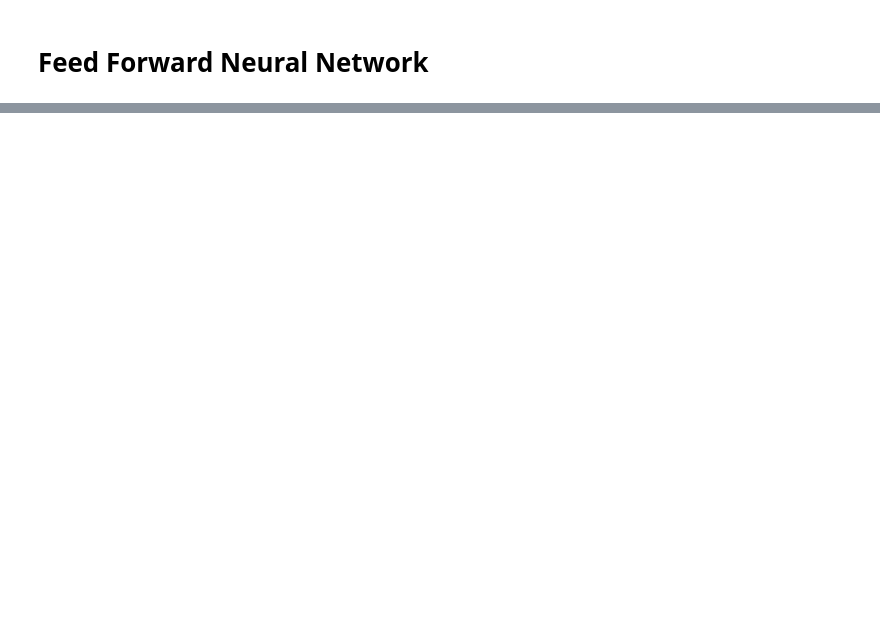
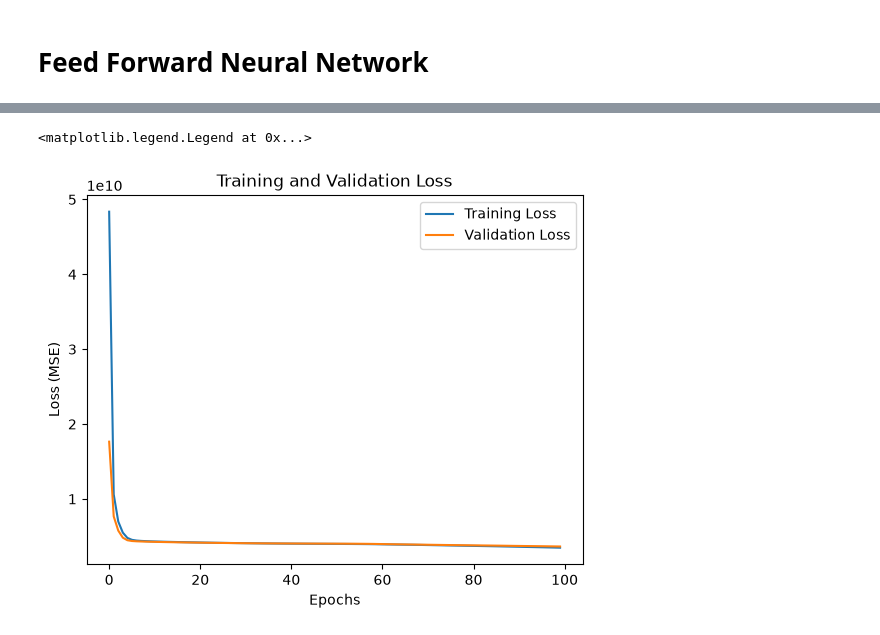
Before and after one commit to TETRAWasTaken/Deep-Learning, a Jupyter notebook: Feed Forward Network/FFN_1.ipynb, the cells around one changed output, grey strips where cells are left out. Saved outputs shown, nothing was run; the diff lists cells and outputs as text; code cells hidden in the pictures; blank space fills up the shorter version.

```diff
--- a/Feed Forward Network/FFN_1.ipynb
+++ b/Feed Forward Network/FFN_1.ipynb
@@ -82,0 +44,17 @@ Actual values: [397900. 227900. 172100. 186500. 148900.]
+# %%
+model = models.Sequential([
+    layers.Input(shape=(train_data.shape[1],)),
+    layers.Dense(256, activation='relu'),
+    layers.Dense(128, activation='relu'),
+    layers.Dense(64, activation='relu'),
+    layers.Dense(32, activation='relu'),
+    layers.Dense(1),
+])
+
+model.compile(
+    optimizer=tf.keras.optimizers.Adam(learning_rate=0.002),
+    loss='mse',
+    metrics=['mae'],
+)
+
+model.summary()
@@ -82,0 +81,16 @@ Actual values: [397900. 227900. 172100. 186500. 148900.]
+# %%
+early_stopping = tf.keras.callbacks.EarlyStopping(
+    monitor='val_loss',
+    patience=10,
+    restore_best_weights=True,
+)
+
+history = model.fit(
+    train_data,
+    train_labels,
+    validation_split=0.2,
+    epochs=100,
+    batch_size=128,
+    callbacks=[early_stopping, PlotLossesKerasTF(), tf.keras.callbacks.ReduceLROnPlateau(monitor='val_loss', factor=0.5, patience=5)],
+    verbose=2,
+)
@@ -82,0 +126,11 @@ Actual values: [397900. 227900. 172100. 186500. 148900.]
+# %%
+plt.Figure(figsize=(10, 6))
+plt.plot(history.history['loss'], label='Training Loss')
+plt.plot(history.history['val_loss'], label='Validation Loss')
+plt.title('Training and Validation Loss')
+plt.xlabel('Epochs')
+plt.ylabel('Loss (MSE)')
+plt.legend()
+# %% [output]
+<matplotlib.legend.Legend at 0x...>
+[figure, added]
```
Also changed, not shown: parts of 14 cells of this notebook.
